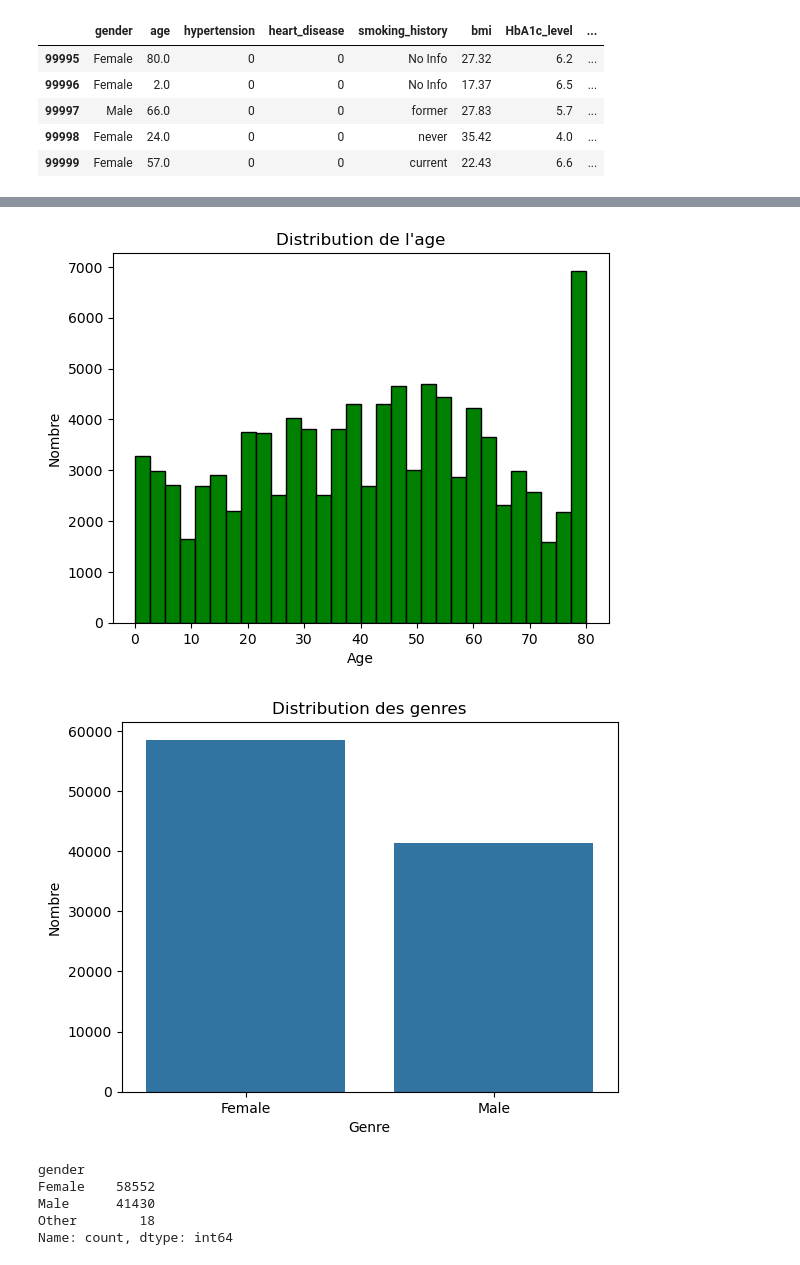
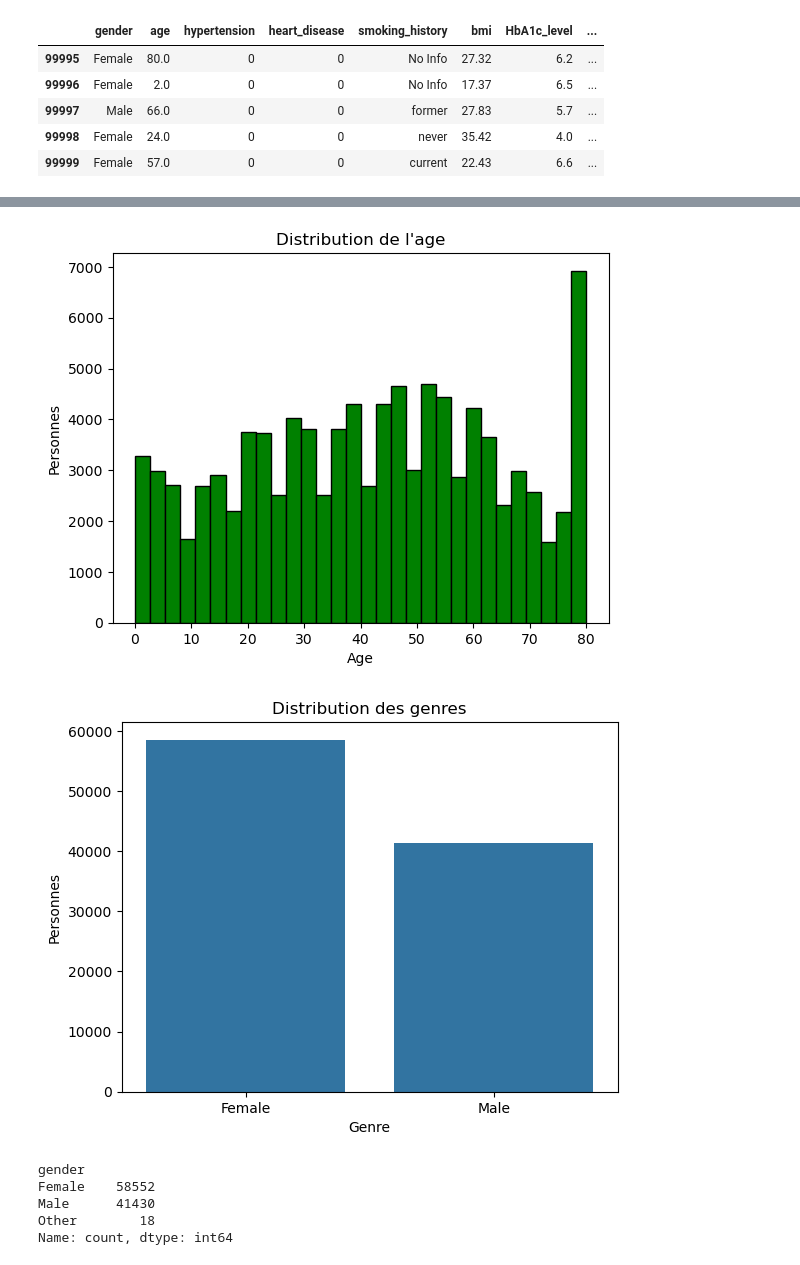
Before and after one commit to Ghiles-bia16/diabete_intelligent, a Jupyter notebook: EDA.ipynb, the cells around one changed output, grey strips where cells are left out. Saved outputs shown, nothing was run; the diff lists cells and outputs as text; code cells hidden in the pictures.

```diff
--- a/EDA.ipynb
+++ b/EDA.ipynb
@@ -45,19 +45,19 @@ df.describe()
 # %%
 plt.hist(df['age'], bins=30, edgecolor='black', color = 'green')
 plt.title("Distribution de l'age")
 plt.xlabel('Age')
-plt.ylabel('Nombre')
+plt.ylabel('Personnes')
 plt.show()
 # %% [output]
-[figure, old version]
+[figure, new version]
 # %%
 sns.countplot(x='gender', data=df[df['gender'] != 'Other'])
 plt.title('Distribution des genres')
 plt.xlabel('Genre')
-plt.ylabel('Nombre')
+plt.ylabel('Personnes')
 plt.show()
 # %% [output]
-[figure, old version]
+[figure, new version]
 # %%
 df['gender'].value_counts()
 # %% [output]
```
Also changed, not shown: parts of 10 cells of this notebook.
